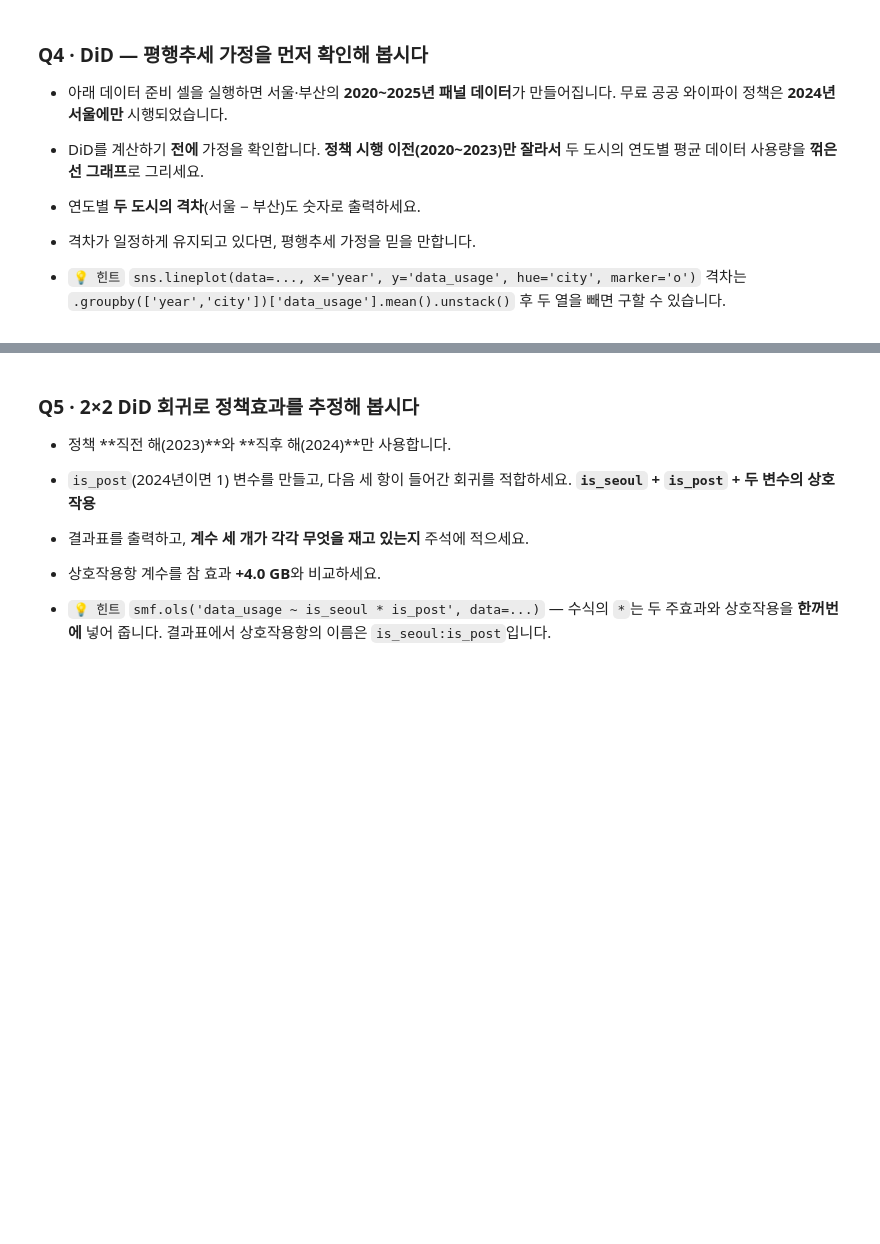
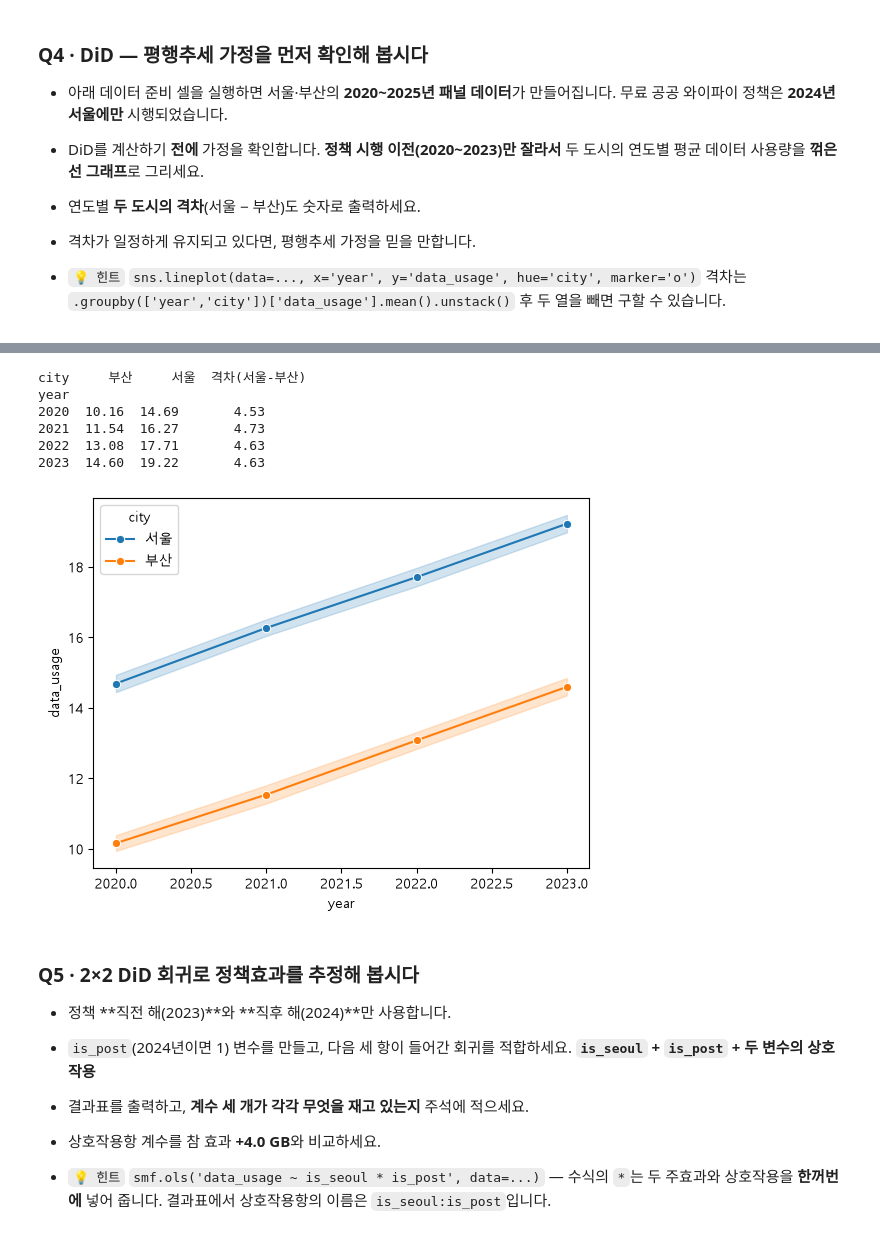
Before and after one commit to msjeonc-stack/ai-data-bootcamp, a Jupyter notebook: D016/[기초-실습] 통계 101×데이터 분석_ (9-10장) 가설검정의 주의점_인과와 상관.ipynb, the cells around one changed output, grey strips where cells are left out. Saved outputs shown, nothing was run; the diff lists cells and outputs as text; code cells hidden in the pictures; blank space fills up the shorter version.

```diff
--- a/D016/[기초-실습] 통계 101×데이터 분석_ (9-10장) 가설검정의 주의점_인과와 상관.ipynb
+++ b/D016/[기초-실습] 통계 101×데이터 분석_ (9-10장) 가설검정의 주의점_인과와 상관.ipynb
@@ -1176,3 +1231,19 @@ print(panel.groupby(['year', 'city'])['data_usage'].mean().unstack().round(2))
+# %%
+# 문제 5 · Q4
+pre_policy = panel[panel['year'] < POLICY_YEAR]
+sns.lineplot(data=pre_policy, x='year', y='data_usage', hue='city', marker='o')
+
+gap = pre_policy.groupby(['year','city'])['data_usage'].mean().unstack()
+gap['격차(서울-부산)'] = gap['서울'] - gap['부산']
+print(gap.round(2))
+# %% [output]
+city     부산     서울  격차(서울-부산)
+year
+2020  10.16  14.69       4.53
+2021  11.54  16.27       4.73
+2022  13.08  17.71       4.63
+2023  14.60  19.22       4.63
+[figure, added]
 # %% [markdown]
 ### Q5 · 2×2 DiD 회귀로 정책효과를 추정해 봅시다
 
```
Also changed, not shown: parts of 17 cells of this notebook.
